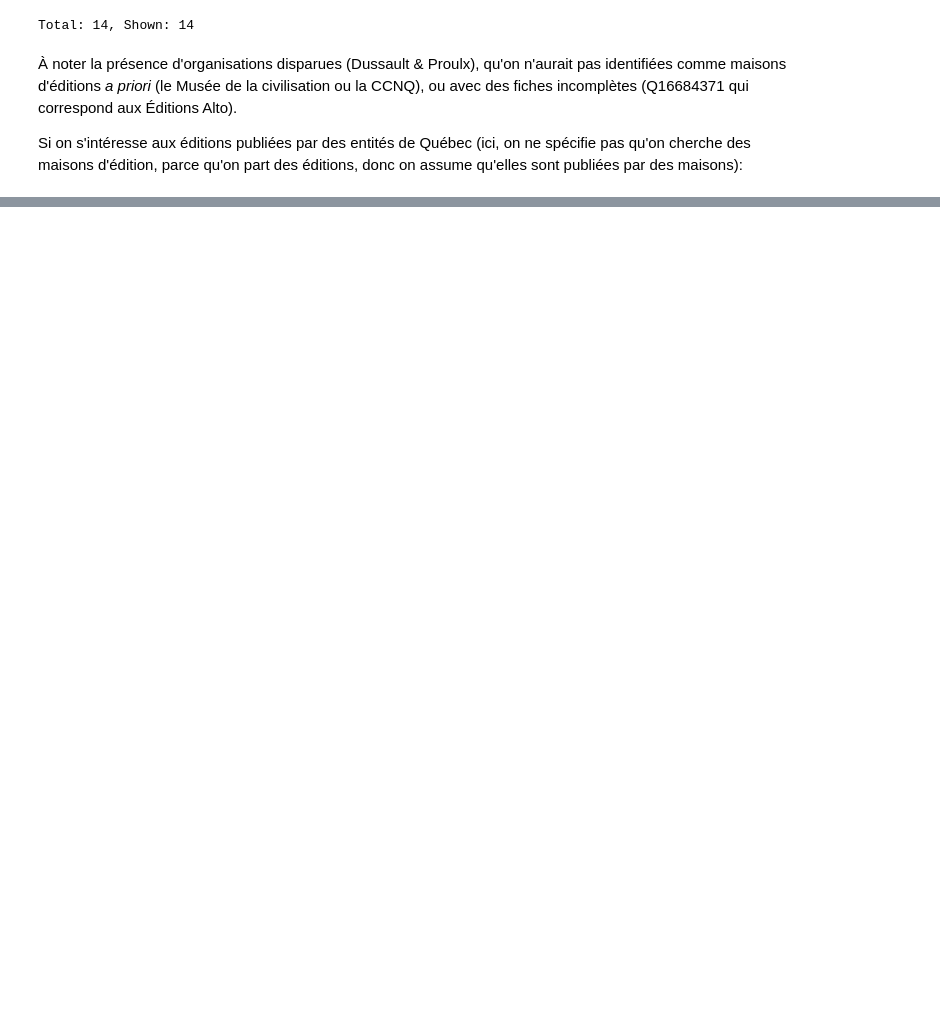
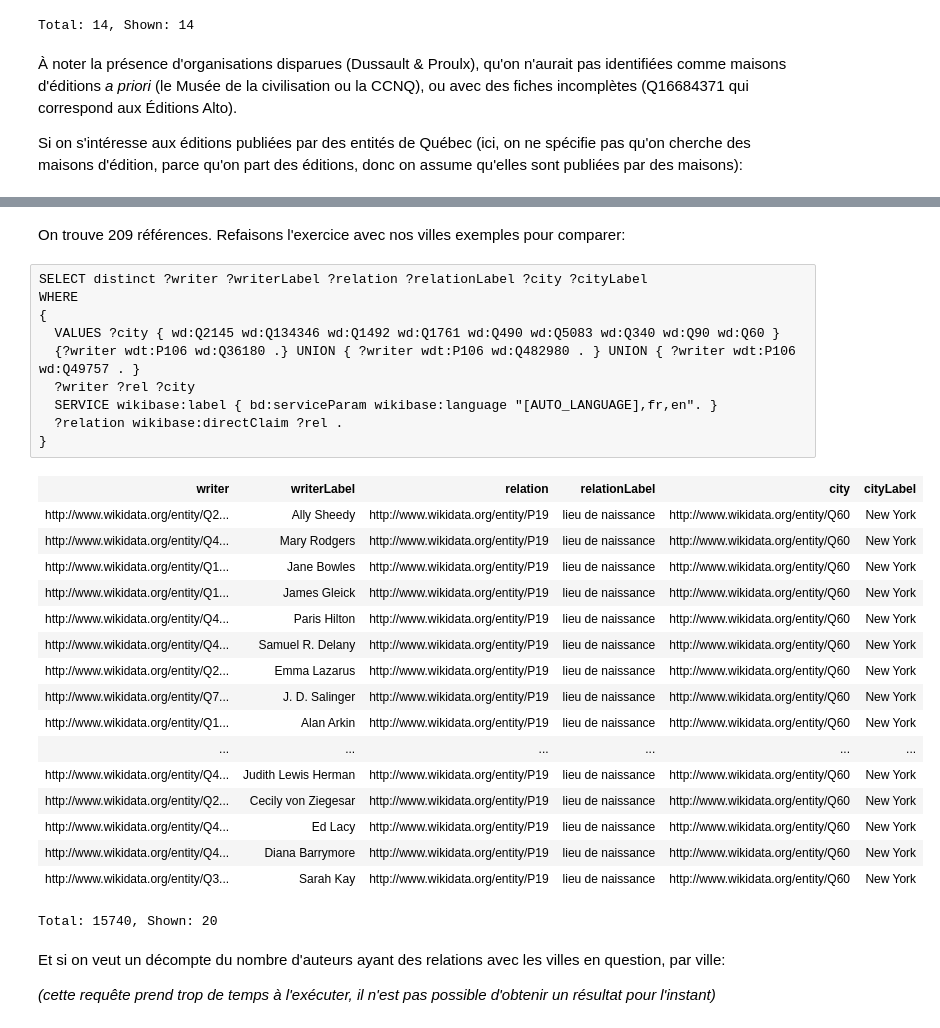
Before and after one commit to Projet-TAMIS/explo_wikidata, a Jupyter notebook: Wikidata et Québec.ipynb, the cells around one changed output, grey strips where cells are left out. Drawn from its saved outputs; the diff is of its cells as text; blank space fills up the shorter version.

```diff
--- a/Wikidata et Québec.ipynb
+++ b/Wikidata et Québec.ipynb
@@ -102,0 +196,34 @@ Premier test: on cherces des auteurs qui ont étudié à Québec.
+# %% [markdown]
+On trouve 209 références. Refaisons l'exercice avec nos villes exemples pour comparer:
+# %%
+SELECT distinct ?writer ?writerLabel ?relation ?relationLabel ?city ?cityLabel
+WHERE
+{
+  VALUES ?city { wd:Q2145 wd:Q134346 wd:Q1492 wd:Q1761 wd:Q490 wd:Q5083 wd:Q340 wd:Q90 wd:Q60 }
+  {?writer wdt:P106 wd:Q36180 .} UNION { ?writer wdt:P106 wd:Q482980 . } UNION { ?writer wdt:P106 wd:Q49757 . }
+  ?writer ?rel ?city
+  SERVICE wikibase:label { bd:serviceParam wikibase:language "[AUTO_LANGUAGE],fr,en". }
+  ?relation wikibase:directClaim ?rel .
+}
+# %% [output]
+| writer | writerLabel | relation | relationLabel | city | cityLabel |
+| http://www.wikidata.org/entity/Q2... | Ally Sheedy | http://www.wikidata.org/entity/P19 | lieu de naissance | http://www.wikidata.org/entity/Q60 | New York |
+| http://www.wikidata.org/entity/Q4... | Mary Rodgers | http://www.wikidata.org/entity/P19 | lieu de naissance | http://www.wikidata.org/entity/Q60 | New York |
+| http://www.wikidata.org/entity/Q1... | Jane Bowles | http://www.wikidata.org/entity/P19 | lieu de naissance | http://www.wikidata.org/entity/Q60 | New York |
+| http://www.wikidata.org/entity/Q1... | James Gleick | http://www.wikidata.org/entity/P19 | lieu de naissance | http://www.wikidata.org/entity/Q60 | New York |
+| http://www.wikidata.org/entity/Q4... | Paris Hilton | http://www.wikidata.org/entity/P19 | lieu de naissance | http://www.wikidata.org/entity/Q60 | New York |
+| http://www.wikidata.org/entity/Q4... | Samuel R. Delany | http://www.wikidata.org/entity/P19 | lieu de naissance | http://www.wikidata.org/entity/Q60 | New York |
+| http://www.wikidata.org/entity/Q2... | Emma Lazarus | http://www.wikidata.org/entity/P19 | lieu de naissance | http://www.wikidata.org/entity/Q60 | New York |
+| http://www.wikidata.org/entity/Q7... | J. D. Salinger | http://www.wikidata.org/entity/P19 | lieu de naissance | http://www.wikidata.org/entity/Q60 | New York |
+| http://www.wikidata.org/entity/Q1... | Alan Arkin | http://www.wikidata.org/entity/P19 | lieu de naissance | http://www.wikidata.org/entity/Q60 | New York |
+| ... | ... | ... | ... | ... | ... |
+| http://www.wikidata.org/entity/Q4... | Judith Lewis Herman | http://www.wikidata.org/entity/P19 | lieu de naissance | http://www.wikidata.org/entity/Q60 | New York |
+| http://www.wikidata.org/entity/Q2... | Cecily von Ziegesar | http://www.wikidata.org/entity/P19 | lieu de naissance | http://www.wikidata.org/entity/Q60 | New York |
+| http://www.wikidata.org/entity/Q4... | Ed Lacy | http://www.wikidata.org/entity/P19 | lieu de naissance | http://www.wikidata.org/entity/Q60 | New York |
+| http://www.wikidata.org/entity/Q4... | Diana Barrymore | http://www.wikidata.org/entity/P19 | lieu de naissance | http://www.wikidata.org/entity/Q60 | New York |
+| http://www.wikidata.org/entity/Q3... | Sarah Kay | http://www.wikidata.org/entity/P19 | lieu de naissance | http://www.wikidata.org/entity/Q60 | New York |
+Total: 15740, Shown: 20
+# %% [markdown]
+Et si on veut un décompte du nombre d'auteurs ayant des relations avec les villes en question, par ville:
+
+_(cette requête prend trop de temps à l'exécuter, il n'est pas possible d'obtenir un résultat pour l'instant)_
```
Also changed, not shown: parts of 21 cells of this notebook.
